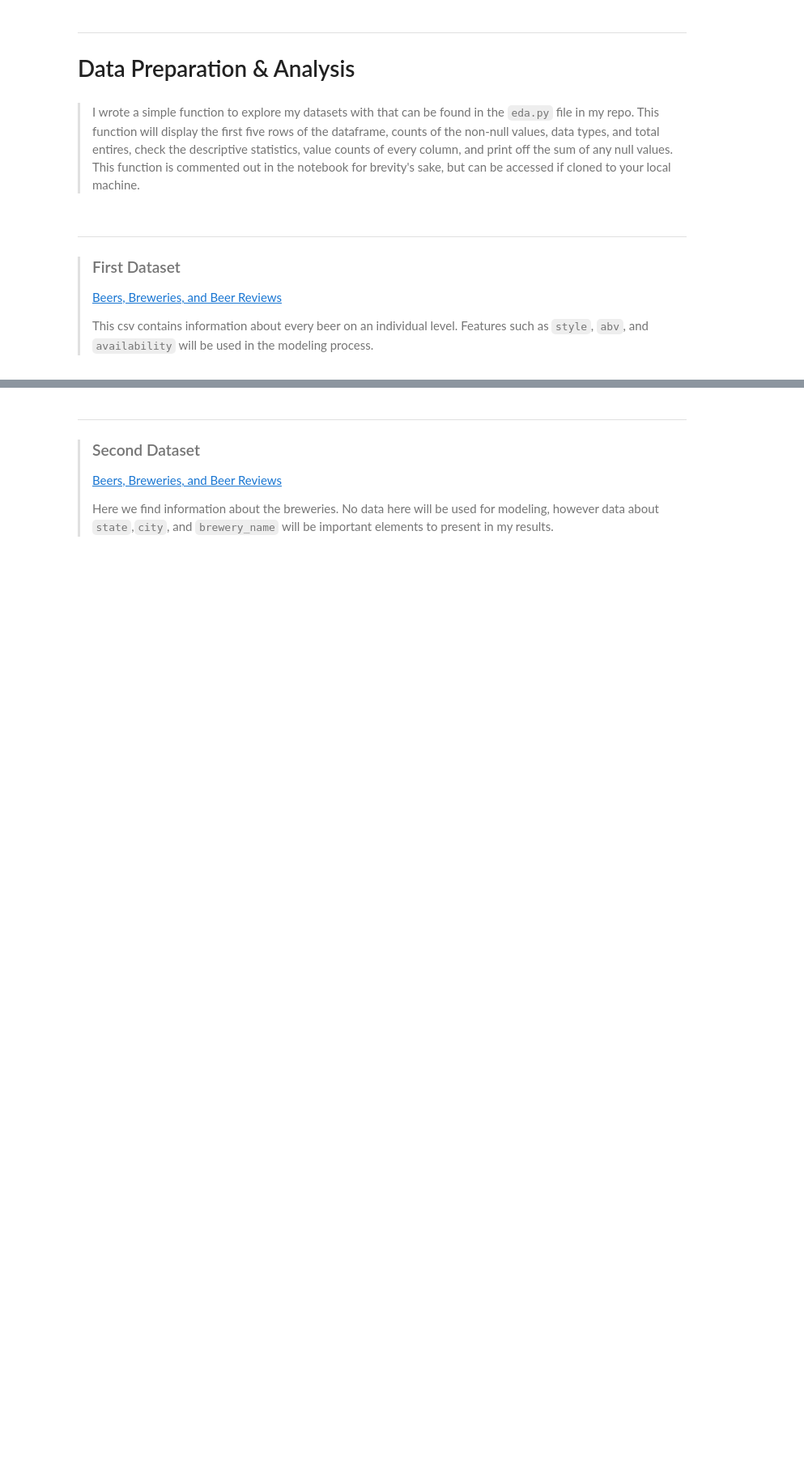
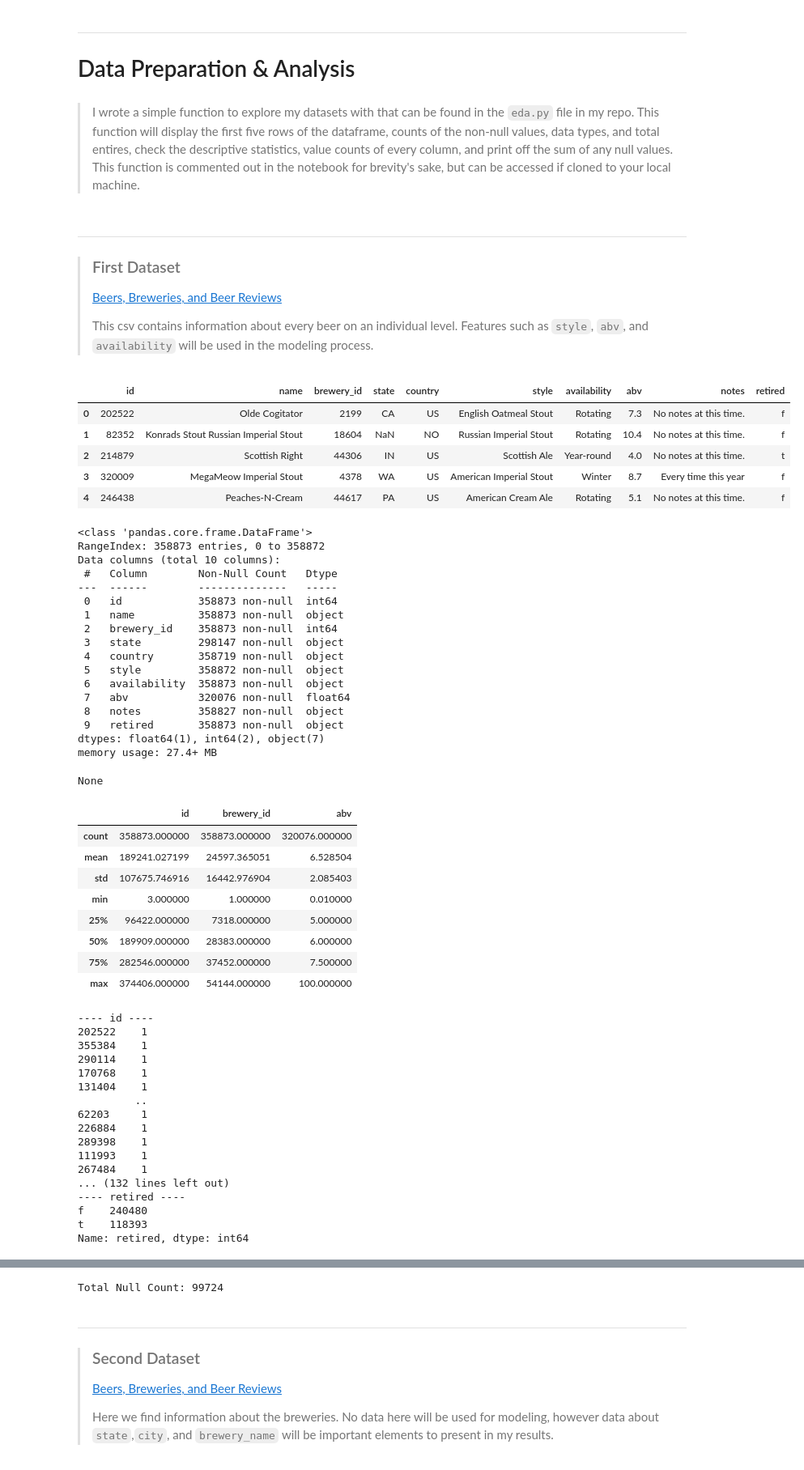
Before and after one commit to stevenaddison/Beer-Me, a Jupyter notebook: FinalNotebook.ipynb, the cells around one changed output, grey strips where cells are left out. Shown at 81% size. Drawn from its saved outputs; the diff is of its cells as text; code cells hidden in the pictures; blank space fills up the shorter version.

```diff
--- a/FinalNotebook.ipynb
+++ b/FinalNotebook.ipynb
@@ -94,4 +97,55 @@ warnings.filterwarnings('ignore')
 beer = pd.read_csv('/content/drive/MyDrive/capstone/beers.csv')
 # %%
 # EDA on that data
-# eda(beer)
+eda(beer)
+# %% [output]
+|  | id | name | brewery_id | state | country | style | availability | abv | notes | retired |
+| 0 | 202522 | Olde Cogitator | 2199 | CA | US | English Oatmeal Stout | Rotating | 7.3 | No notes at this time. | f |
+| 1 | 82352 | Konrads Stout Russian Imperial Stout | 18604 | NaN | NO | Russian Imperial Stout | Rotating | 10.4 | No notes at this time. | f |
+| 2 | 214879 | Scottish Right | 44306 | IN | US | Scottish Ale | Year-round | 4.0 | No notes at this time. | t |
+| 3 | 320009 | MegaMeow Imperial Stout | 4378 | WA | US | American Imperial Stout | Winter | 8.7 | Every time this year | f |
+| 4 | 246438 | Peaches-N-Cream | 44617 | PA | US | American Cream Ale | Rotating | 5.1 | No notes at this time. | f |
+<class 'pandas.core.frame.DataFrame'>
+RangeIndex: 358873 entries, 0 to 358872
+Data columns (total 10 columns):
+ #   Column        Non-Null Count   Dtype
+---  ------        --------------   -----
+ 0   id            358873 non-null  int64
+ 1   name          358873 non-null  object
+ 2   brewery_id    358873 non-null  int64
+ 3   state         298147 non-null  object
+ 4   country       358719 non-null  object
+ 5   style         358872 non-null  object
+ 6   availability  358873 non-null  object
+ 7   abv           320076 non-null  float64
+ 8   notes         358827 non-null  object
+ 9   retired       358873 non-null  object
+dtypes: float64(1), int64(2), object(7)
+memory usage: 27.4+ MB
+None
+|  | id | brewery_id | abv |
+| count | 358873.000000 | 358873.000000 | 320076.000000 |
+| mean | 189241.027199 | 24597.365051 | 6.528504 |
+| std | 107675.746916 | 16442.976904 | 2.085403 |
+| min | 3.000000 | 1.000000 | 0.010000 |
+| 25% | 96422.000000 | 7318.000000 | 5.000000 |
+| 50% | 189909.000000 | 28383.000000 | 6.000000 |
+| 75% | 282546.000000 | 37452.000000 | 7.500000 |
+| max | 374406.000000 | 54144.000000 | 100.000000 |
+---- id ----
+202522    1
+355384    1
+290114    1
+170768    1
+131404    1
+         ..
+62203     1
+226884    1
+289398    1
+111993    1
+267484    1
+... (132 lines left out)
+---- retired ----
+f    240480
+t    118393
+Name: retired, dtype: int64
@@ -98,3 +163,4 @@ beer = pd.read_csv('/content/drive/MyDrive/capstone/beers.csv')
+Total Null Count: 99724
 # %%
 # Dropping irrelevant columns
 beer = beer.drop(columns=['country','notes'])
```
Also changed, not shown: parts of 19 cells of this notebook.
